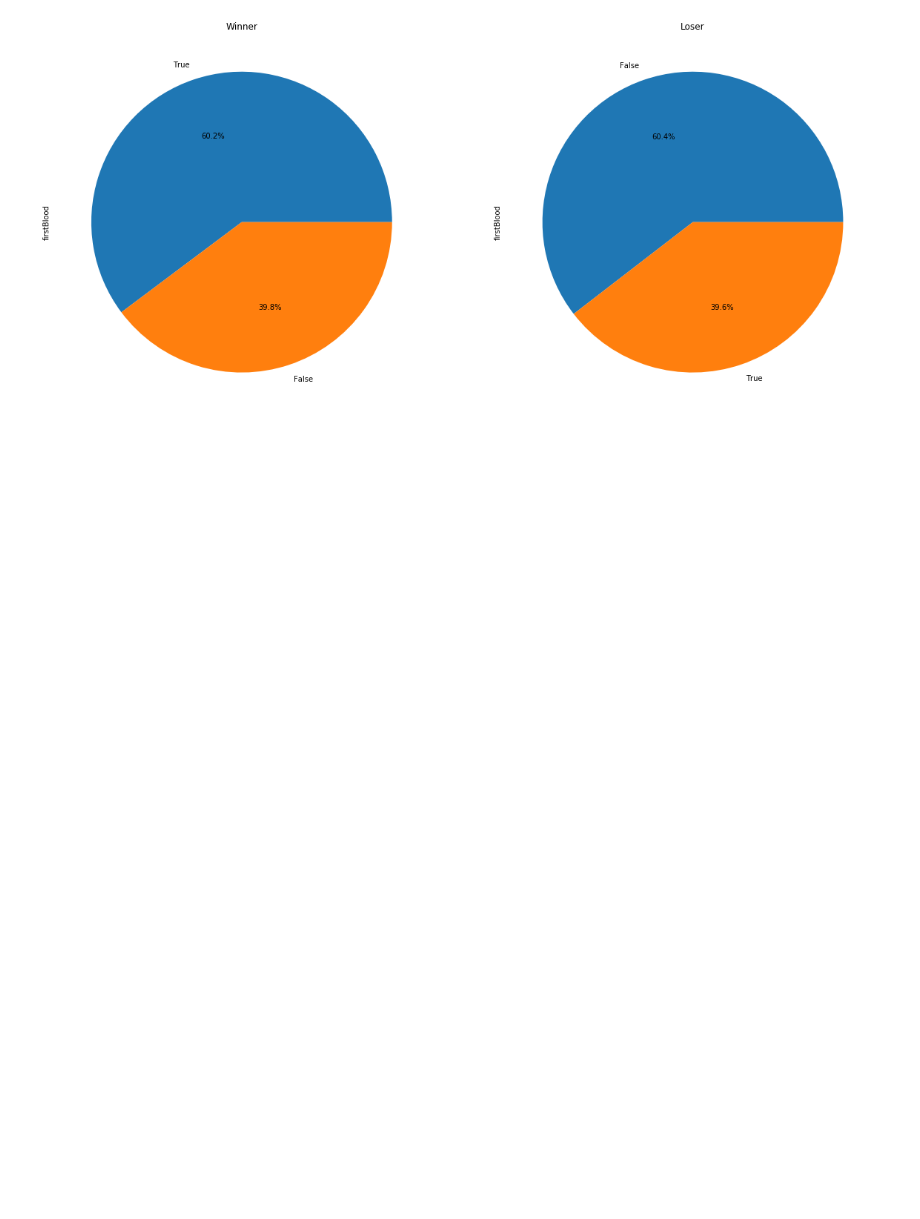
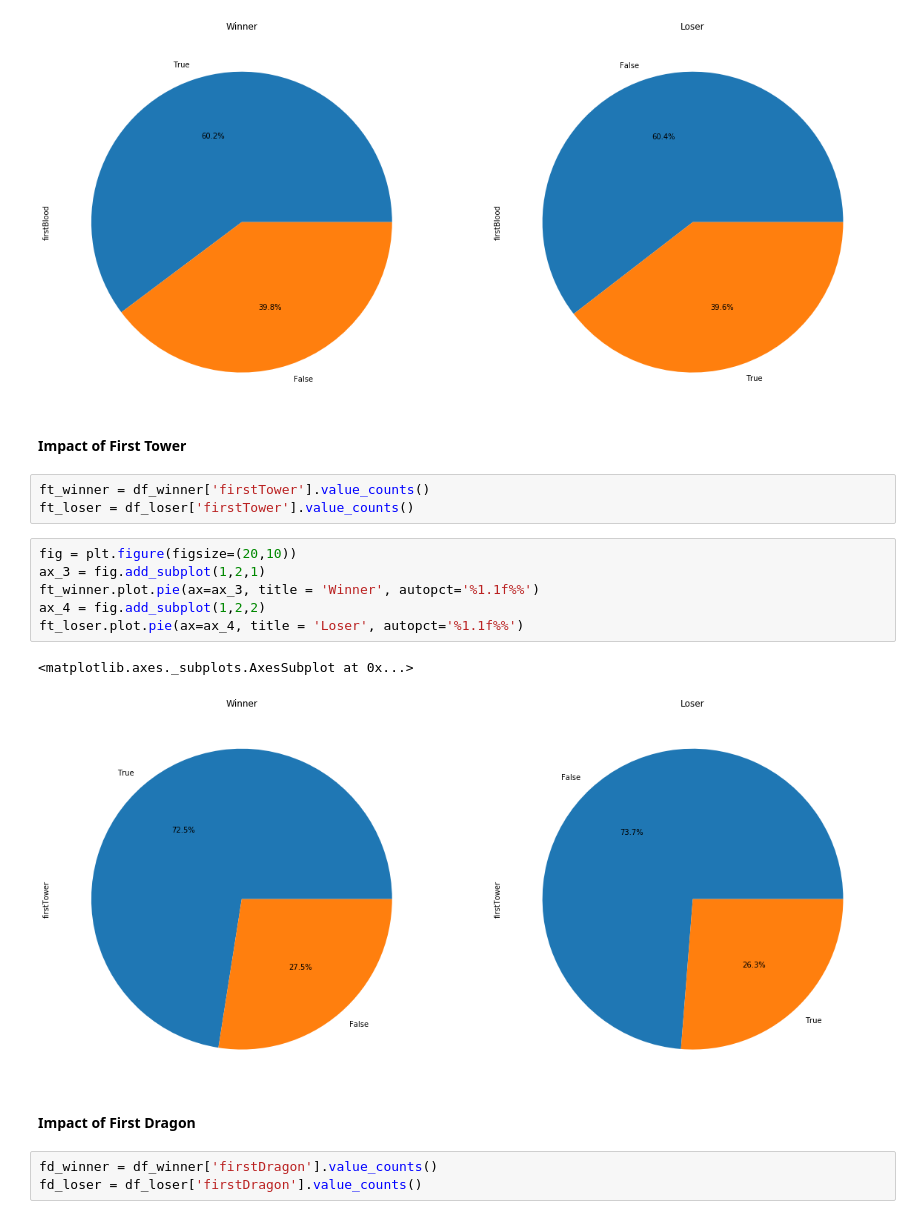
Before and after one commit to ErikSugawara/lol-ranked-kr, a Jupyter notebook: lol-ranked-kr.ipynb, the cells around one changed output. Drawn from its saved outputs; the diff is of its cells as text; blank space fills up the shorter version.

Commit message:
Added pie charts for first objectives

```diff
--- a/lol-ranked-kr.ipynb
+++ b/lol-ranked-kr.ipynb
@@ -67,3 +46,22 @@ fb_loser.plot.pie(ax=ax_2, title = 'Loser', autopct='%1.1f%%')
 # %% [output]
 <matplotlib.axes._subplots.AxesSubplot at 0x...>
 [figure]
+# %% [markdown]
+__Impact of First Tower__
+# %%
+ft_winner = df_winner['firstTower'].value_counts()
+ft_loser = df_loser['firstTower'].value_counts()
+# %%
+fig = plt.figure(figsize=(20,10))
+ax_3 = fig.add_subplot(1,2,1)
+ft_winner.plot.pie(ax=ax_3, title = 'Winner', autopct='%1.1f%%')
+ax_4 = fig.add_subplot(1,2,2)
+ft_loser.plot.pie(ax=ax_4, title = 'Loser', autopct='%1.1f%%')
+# %% [output]
+<matplotlib.axes._subplots.AxesSubplot at 0x...>
+[figure, added]
+# %% [markdown]
+__Impact of First Dragon__
+# %%
+fd_winner = df_winner['firstDragon'].value_counts()
+fd_loser = df_loser['firstDragon'].value_counts()
```
Also changed, not shown: parts of 20 cells of this notebook.
